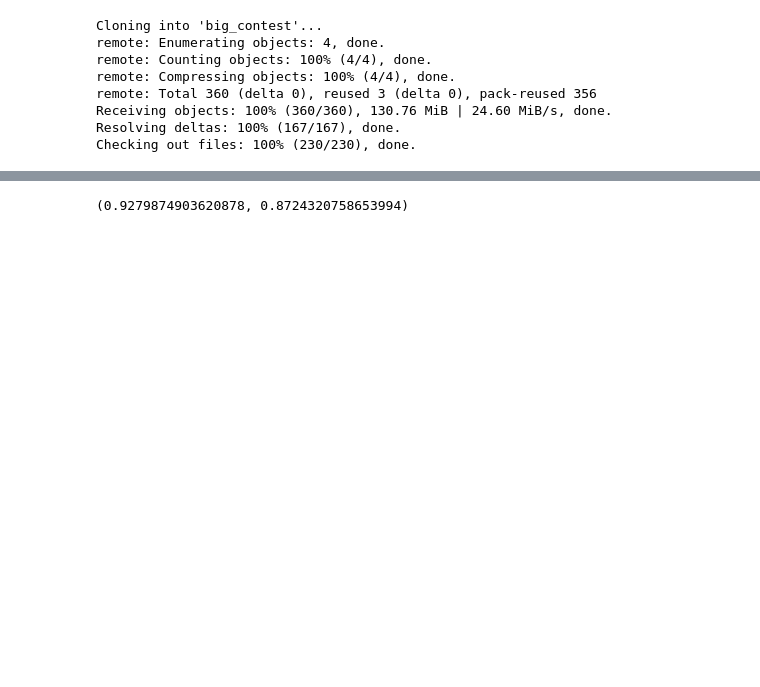
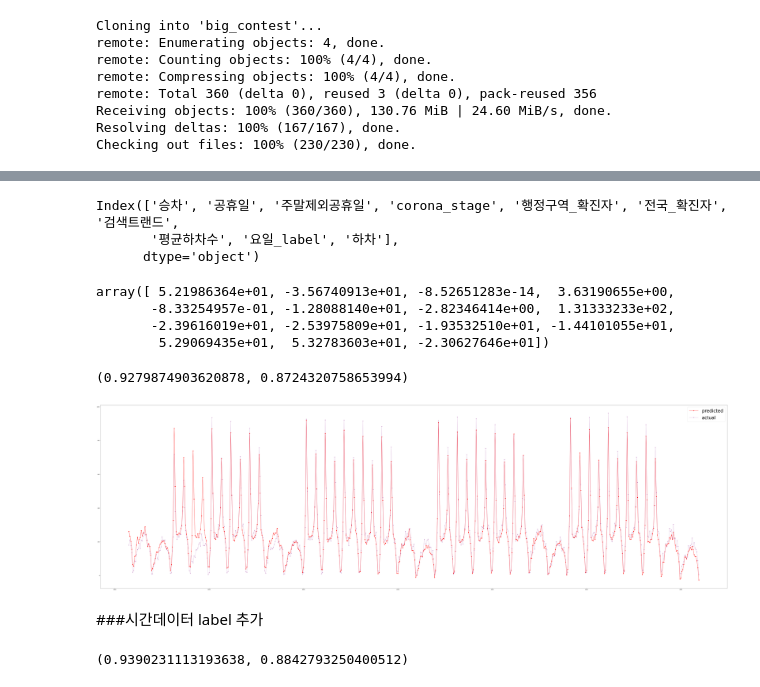
Before and after one commit to y-eon/CONTEST, a Jupyter notebook: 01. Big_contest/03. ANALYSIS/subway_prediciton_model.ipynb, the cells around one changed output, grey strips where cells are left out. Saved outputs shown, nothing was run; the diff lists cells and outputs as text; code cells hidden in the pictures; blank space fills up the shorter version.

```diff
--- a/01. Big_contest/03. ANALYSIS/subway_prediciton_model.ipynb
+++ b/01. Big_contest/03. ANALYSIS/subway_prediciton_model.ipynb
@@ -56,0 +132,2 @@ score_train, score_test = [],[]
+# %%
+y_hat = lin_reg.predict(X_test_ready)
@@ -57,24 +148,46 @@ score_train, score_test = [],[]
+# %%
+numeric_columns = ['승차', '공휴일', '주말제외공휴일', 'corona_stage', '행정구역_확진자', '전국_확진자','검색트랜드', '평균하차수']
+cgr_columns = ['요일_label']
+numeric_pipeline = Pipeline([
+                             ('scaler', StandardScaler()
+                             )])
+cgr_pipeline = Pipeline([
+                         ('onehot', OneHotEncoder())
+                         ])
+df_pipeline = ColumnTransformer([
+                                 ('num_pipeline', numeric_pipeline, numeric_columns),
+                                 ('cgr_pipeline', cgr_pipeline, cgr_columns)
+])
+# %%
+score_train, score_test = [],[]
 # %%
 for i in tqdm(range(175)):
   prac = data[data['역명_label']==i]
-
-  numeric_columns = ['승차',
-          '공휴일', '주말제외공휴일', 'corona_stage', '행정구역_확진자', '전국_확진자',
-        '검색트랜드', '평균하차수']
-  cgr_columns = ['요일_label']
   prac = prac[['승차','공휴일', '주말제외공휴일', 'corona_stage', '행정구역_확진자', '전국_확진자',
         '검색트랜드', '평균하차수','요일_label','하차']]
-
   y = prac['하차']
   X = prac.drop('하차',axis=1)
+
   X_train, X_test, y_train, y_test = train_test_split(X, y,shuffle=False)
-  X_train.shape, X_test.shape, y_train.shape, y_test.shape
   X_train_ready = df_pipeline.fit_transform(X_train)
   lin_reg = LinearRegression()
   lin_reg.fit(X_train_ready, y_train)
   score_train.append(lin_reg.score(X_train_ready, y_train))
   X_test_ready = df_pipeline.fit_transform(X_test)
   score_test.append(lin_reg.score(X_test_ready, y_test))
+# %%
+prac.columns
+# %% [output]
+Index(['승차', '공휴일', '주말제외공휴일', 'corona_stage', '행정구역_확진자', '전국_확진자', '검색트랜드',
+       '평균하차수', '요일_label', '하차'],
+      dtype='object')
+# %%
+lin_reg.coef_
+# %% [output]
+array([ 5.21986364e+01, -3.56740913e+01, -8.52651283e-14,  3.63190655e+00,
+       -8.33254957e-01, -1.28088140e+01, -2.82346414e+00,  1.31333233e+02,
+       -2.39616019e+01, -2.53975809e+01, -1.93532510e+01, -1.44101055e+01,
+        5.29069435e+01,  5.32783603e+01, -2.30627646e+01])
 # %%
 # y에 대한 분포
 # sns.distplot(prac['하차'], rug=True, rug_kws={'alpha': 0.05})
@@ -83,3 +196,17 @@ for i in tqdm(range(175)):
 np.mean(score_train),np.mean(score_test)
 # %% [output]
 (0.9279874903620878, 0.8724320758653994)
+# %%
+# y_axis = np.arange(0, len(y_train))
+y_2_axis = np.arange(len(y_train), len(y_train) + len(y_hat))
+
+plt.figure(figsize=(100,30))
+# plt.plot(y_axis, y_train, '-o') #Train데이터 그래프로 표현
+plt.plot(y_2_axis, y_hat, '-o', color='red', label='predicted') #x_test 예측값 그래프로 표현
+plt.plot(y_2_axis, y_test, '-o', color='purple', alpha=0.3, label='actual') #y_test 실제값 그래프로 표현
+plt.legend(fontsize=40)
+plt.show()
+# %% [output]
+[figure, added]
+# %% [markdown]
+###시간데이터 label 추가
@@ -85,0 +242,4 @@ np.mean(score_train),np.mean(score_test)
+# %%
+np.mean(score_train),np.mean(score_test)
+# %% [output]
+(0.9390231113193638, 0.8842793250400512)
```
Also changed, not shown: parts of 50 cells of this notebook.
